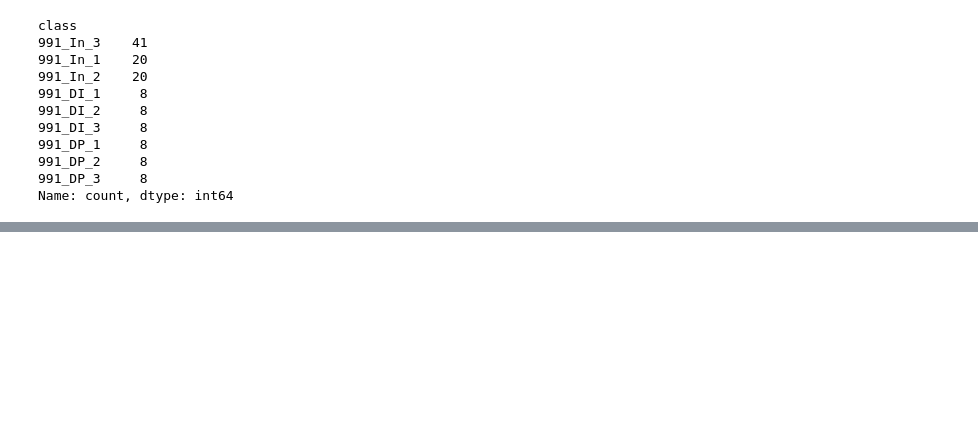
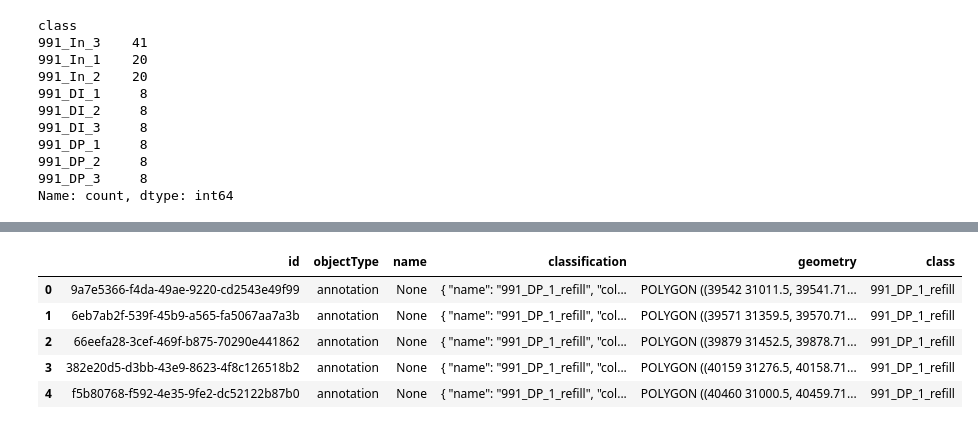
Before and after one commit to CosciaLab/openDVP, a Jupyter notebook: jupyternotebooks/4_Parsing_geojsons_before_sdata.ipynb, the cells around one changed output, grey strips where cells are left out. Cells and saved outputs as stored; diff of their text form; code cells hidden in the pictures; blank space fills up the shorter version.

```diff
--- a/jupyternotebooks/4_Parsing_geojsons_before_sdata.ipynb
+++ b/jupyternotebooks/4_Parsing_geojsons_before_sdata.ipynb
@@ -61,0 +67,4 @@ Name: count, dtype: int64
+# %%
+gdf_1 = gpd.read_file(path_to_geojson_1)
+gdf_2 = gpd.read_file(path_to_geojson_2)
+gdf_1.head()
@@ -61,0 +87,9 @@ Name: count, dtype: int64
+# %%
+def remove_points_from_gdf(gdf):
+    print(f"Found {len(gdf[gdf.geom_type == 'Point'])} points in geojson, these are now removed")
+    gdf = gdf[gdf.geom_type != 'Point']
+    gdf.reset_index(drop=True, inplace=True)
+    return gdf
+# %%
+gdf_1 = remove_points_from_gdf(gdf_1)
+gdf_2 = remove_points_from_gdf(gdf_2)
@@ -61,0 +117,10 @@ Name: count, dtype: int64
+# %%
+def extract_class_from_classification(gdf):
+    if isinstance(gdf['classification'][0], (str)):
+        gdf['class'] = gdf['classification'].apply(lambda x: ast.literal_eval(x)['name'])
+    elif isinstance(gdf['classification'][0], (dict)):
+        gdf['class'] = gdf['classification'].apply(lambda x: x['name'])
+    return gdf
+
+gdf_1 = extract_class_from_classification(gdf_1)
+gdf_2 = extract_class_from_classification(gdf_2)
@@ -61,0 +136,9 @@ Name: count, dtype: int64
+# %%
+gdf_2.head()
+# %% [output]
+|  | id | objectType | name | classification | geometry | class |
+| 0 | 9a7e5366-f4da-49ae-9220-cd2543e49f99 | annotation | None | { "name": "991_DP_1_refill", "col... | POLYGON ((39542 31011.5, 39541.71... | 991_DP_1_refill |
+| 1 | 6eb7ab2f-539f-45b9-a565-fa5067aa7a3b | annotation | None | { "name": "991_DP_1_refill", "col... | POLYGON ((39571 31359.5, 39570.71... | 991_DP_1_refill |
+| 2 | 66eefa28-3cef-469f-b875-70290e441862 | annotation | None | { "name": "991_DP_1_refill", "col... | POLYGON ((39879 31452.5, 39878.71... | 991_DP_1_refill |
+| 3 | 382e20d5-d3bb-43e9-8623-4f8c126518b2 | annotation | None | { "name": "991_DP_1_refill", "col... | POLYGON ((40159 31276.5, 40158.71... | 991_DP_1_refill |
+| 4 | f5b80768-f592-4e35-9fe2-dc52122b87b0 | annotation | None | { "name": "991_DP_1_refill", "col... | POLYGON ((40460 31000.5, 40459.71... | 991_DP_1_refill |
```
Also changed, not shown: parts of 13 cells of this notebook.
